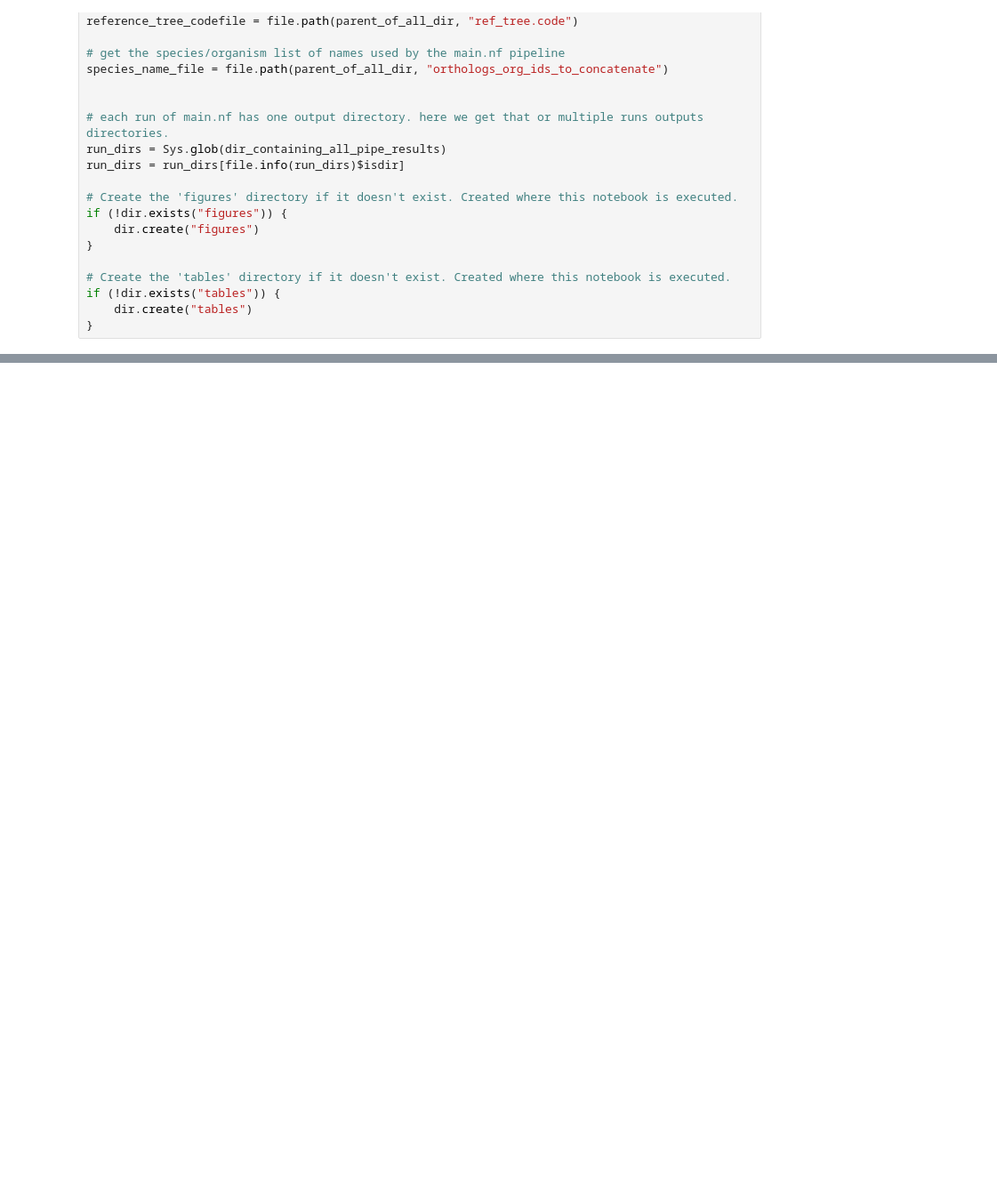
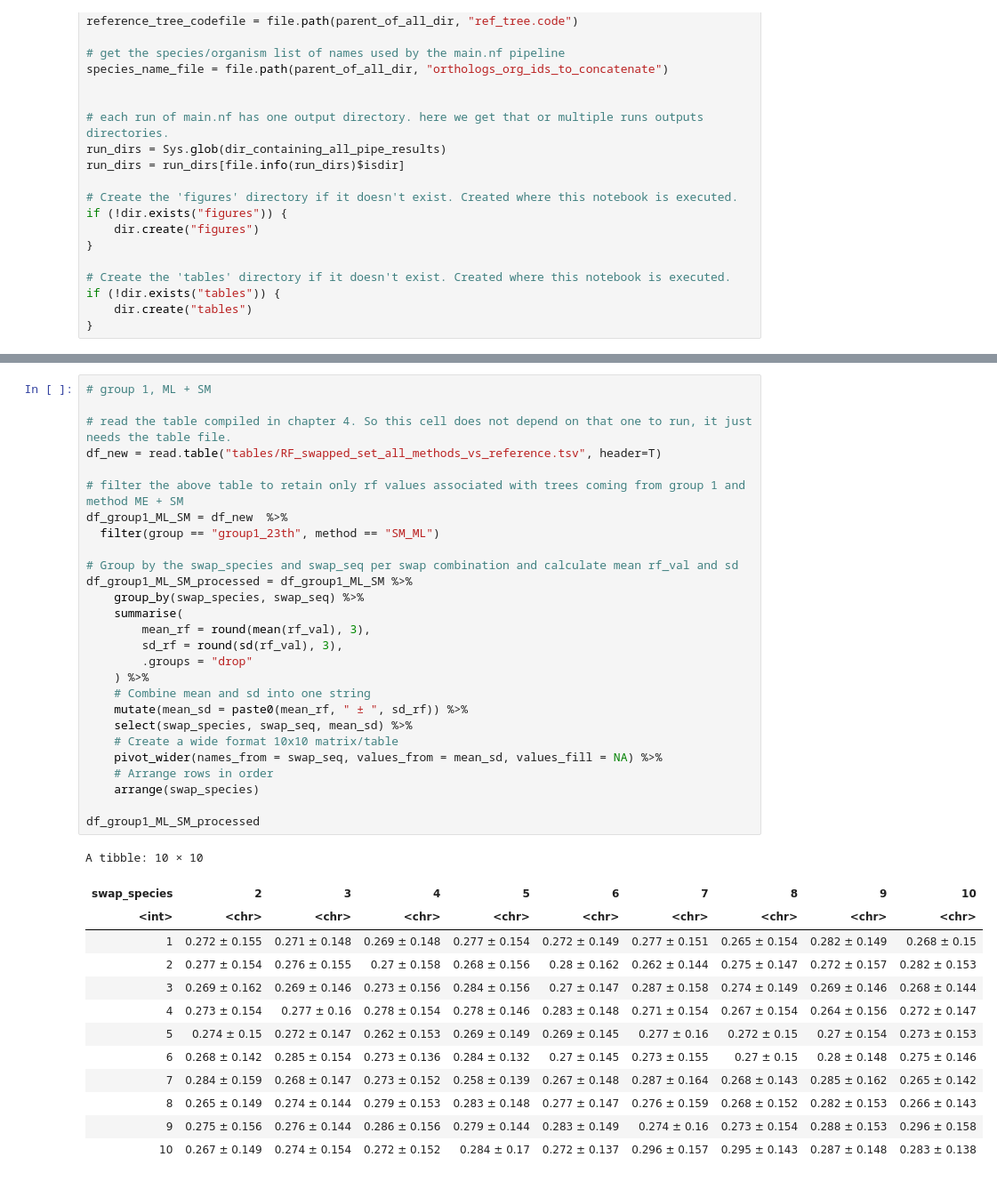
Before and after one commit to alessiovignoli/paralogs-nf, a Jupyter notebook: analysis/swapped_data.ipynb, the cells around one changed output, grey strips where cells are left out. Shown: that part at 89% size. Cells and saved outputs as stored; diff of their text form; blank space fills up the shorter version.

```diff
--- a/analysis/swapped_data.ipynb
+++ b/analysis/swapped_data.ipynb
@@ -264,0 +348,41 @@ for (run in run_dirs) {
+# %%
+# group 1, ML + SM
+
+# read the table compiled in chapter 4. So this cell does not depend on that one to run, it just needs the table file.
+df_new = read.table("tables/RF_swapped_set_all_methods_vs_reference.tsv", header=T)
+
+# filter the above table to retain only rf values associated with trees coming from group 1 and method ME + SM
+df_group1_ML_SM = df_new  %>%
+  filter(group == "group1_23th", method == "SM_ML")
+
+# Group by the swap_species and swap_seq per swap combination and calculate mean rf_val and sd
+df_group1_ML_SM_processed = df_group1_ML_SM %>%
+    group_by(swap_species, swap_seq) %>%
+    summarise(
+        mean_rf = round(mean(rf_val), 3),
+        sd_rf = round(sd(rf_val), 3),
+        .groups = "drop"
+    ) %>%
+    # Combine mean and sd into one string
+    mutate(mean_sd = paste0(mean_rf, " ± ", sd_rf)) %>%
+    select(swap_species, swap_seq, mean_sd) %>%
+    # Create a wide format 10x10 matrix/table
+    pivot_wider(names_from = swap_seq, values_from = mean_sd, values_fill = NA) %>%
+    # Arrange rows in order
+    arrange(swap_species)
+
+df_group1_ML_SM_processed
+# %% [output]
+A tibble: 10 × 10
+| swap_species | 2 | 3 | 4 | 5 | 6 | 7 | 8 | 9 | 10 |
+| <int> | <chr> | <chr> | <chr> | <chr> | <chr> | <chr> | <chr> | <chr> | <chr> |
+| 1 | 0.272 ± 0.155 | 0.271 ± 0.148 | 0.269 ± 0.148 | 0.277 ± 0.154 | 0.272 ± 0.149 | 0.277 ± 0.151 | 0.265 ± 0.154 | 0.282 ± 0.149 | 0.268 ± 0.15 |
+| 2 | 0.277 ± 0.154 | 0.276 ± 0.155 | 0.27 ± 0.158 | 0.268 ± 0.156 | 0.28 ± 0.162 | 0.262 ± 0.144 | 0.275 ± 0.147 | 0.272 ± 0.157 | 0.282 ± 0.153 |
+| 3 | 0.269 ± 0.162 | 0.269 ± 0.146 | 0.273 ± 0.156 | 0.284 ± 0.156 | 0.27 ± 0.147 | 0.287 ± 0.158 | 0.274 ± 0.149 | 0.269 ± 0.146 | 0.268 ± 0.144 |
+| 4 | 0.273 ± 0.154 | 0.277 ± 0.16 | 0.278 ± 0.154 | 0.278 ± 0.146 | 0.283 ± 0.148 | 0.271 ± 0.154 | 0.267 ± 0.154 | 0.264 ± 0.156 | 0.272 ± 0.147 |
+| 5 | 0.274 ± 0.15 | 0.272 ± 0.147 | 0.262 ± 0.153 | 0.269 ± 0.149 | 0.269 ± 0.145 | 0.277 ± 0.16 | 0.272 ± 0.15 | 0.27 ± 0.154 | 0.273 ± 0.153 |
+| 6 | 0.268 ± 0.142 | 0.285 ± 0.154 | 0.273 ± 0.136 | 0.284 ± 0.132 | 0.27 ± 0.145 | 0.273 ± 0.155 | 0.27 ± 0.15 | 0.28 ± 0.148 | 0.275 ± 0.146 |
+| 7 | 0.284 ± 0.159 | 0.268 ± 0.147 | 0.273 ± 0.152 | 0.258 ± 0.139 | 0.267 ± 0.148 | 0.287 ± 0.164 | 0.268 ± 0.143 | 0.285 ± 0.162 | 0.265 ± 0.142 |
+| 8 | 0.265 ± 0.149 | 0.274 ± 0.144 | 0.279 ± 0.153 | 0.283 ± 0.148 | 0.277 ± 0.147 | 0.276 ± 0.159 | 0.268 ± 0.152 | 0.282 ± 0.153 | 0.266 ± 0.143 |
+| 9 | 0.275 ± 0.156 | 0.276 ± 0.144 | 0.286 ± 0.156 | 0.279 ± 0.144 | 0.283 ± 0.149 | 0.274 ± 0.16 | 0.273 ± 0.154 | 0.288 ± 0.153 | 0.296 ± 0.158 |
+| 10 | 0.267 ± 0.149 | 0.274 ± 0.154 | 0.272 ± 0.152 | 0.284 ± 0.17 | 0.272 ± 0.137 | 0.296 ± 0.157 | 0.295 ± 0.143 | 0.287 ± 0.148 | 0.283 ± 0.138 |
```
Also changed, not shown: parts of 9 cells of this notebook, 1 other file.
